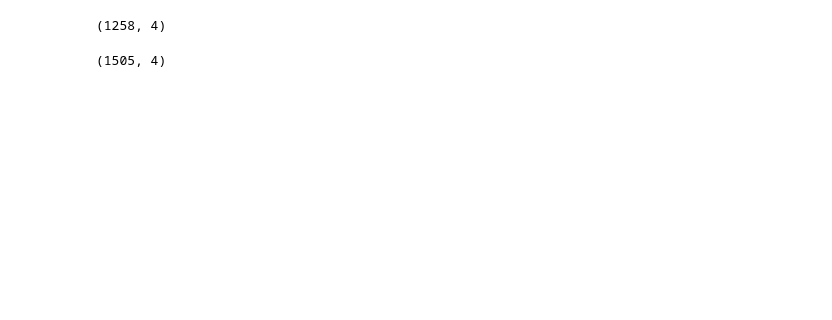
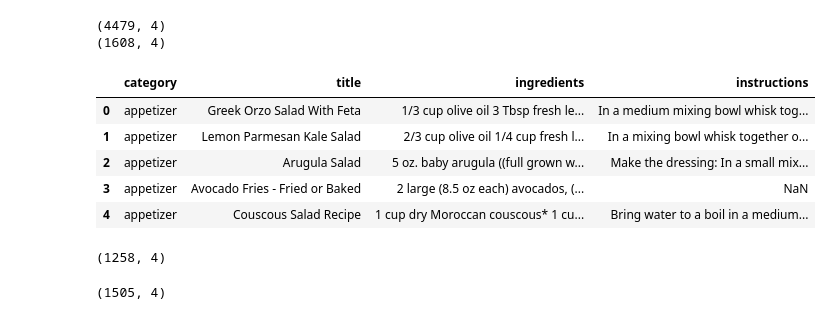
Before and after one commit to rpindale/Recipes, a Jupyter notebook: Model (1).ipynb, the cells around one changed output. Drawn from its saved outputs; the diff is of its cells as text; code cells hidden in the pictures; blank space fills up the shorter version.

```diff
--- a/Model (1).ipynb
+++ b/Model (1).ipynb
@@ -13,3 +13,21 @@ colin.head()
 | 2 | quick-easy | Vegetable Kabobs | 2 cups cremini mushrooms 1 cup ch... | Preheat oven to 400 degrees F. In... |
 | 3 | salad | Harvest Cobb Salad | 4 slices bacon, diced 2 large egg... | To make the poppy seed dressing, ... |
 | 4 | chicken-recipes | Quick Chicken and Broccoli Stir Fry | 1 pound boneless, skinless chicke... | In a small bowl, whisk together s... |
+# %%
+ryan = pd.read_csv('cooking_classy_text_data.csv')
+ryan.drop('Unnamed: 0', axis=1, inplace=True)
+print(ryan.shape)
+ryan.isna().sum()
+#ryan.head()
+print(ryan.drop_duplicates('title').shape)
+ryan = ryan.drop_duplicates('title')
+ryan.head()
+# %% [output]
+(4479, 4)
+(1608, 4)
+|  | category | title | ingredients | instructions |
+| 0 | appetizer | Greek Orzo Salad With Feta | 1/3 cup olive oil 3 Tbsp fresh le... | In a medium mixing bowl whisk tog... |
+| 1 | appetizer | Lemon Parmesan Kale Salad | 2/3 cup olive oil 1/4 cup fresh l... | In a mixing bowl whisk together o... |
+| 2 | appetizer | Arugula Salad | 5 oz. baby arugula ((full grown w... | Make the dressing: In a small mix... |
+| 3 | appetizer | Avocado Fries - Fried or Baked | 2 large (8.5 oz each) avocados, (... | NaN |
+| 4 | appetizer | Couscous Salad Recipe | 1 cup dry Moroccan couscous* 1 cu... | Bring water to a boil in a medium... |
```
Also changed, not shown: parts of 19 cells of this notebook.
